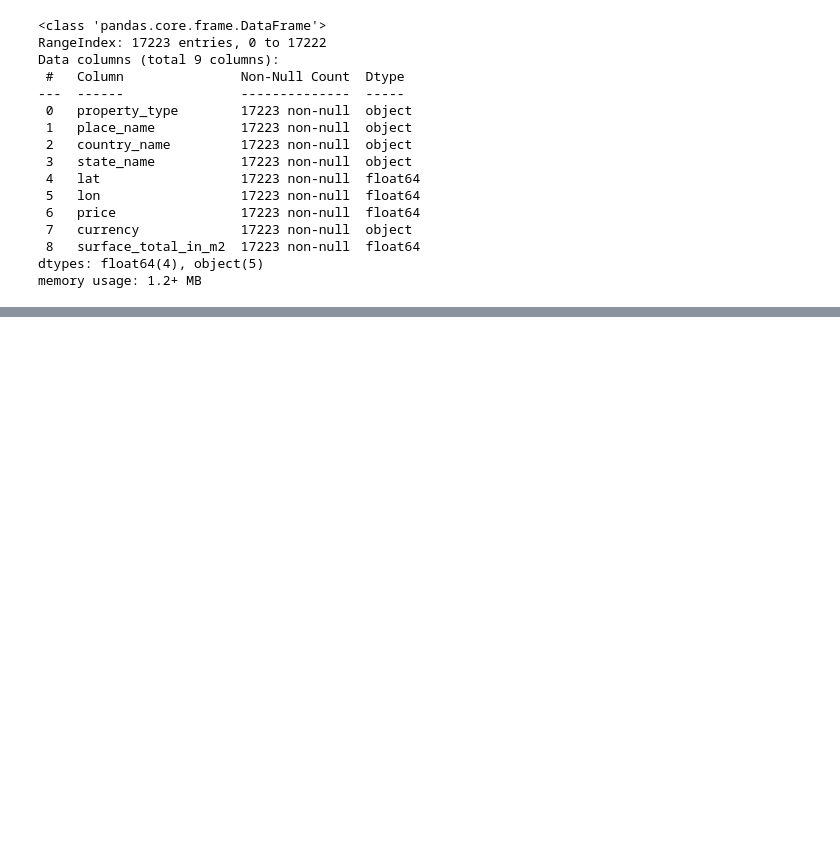
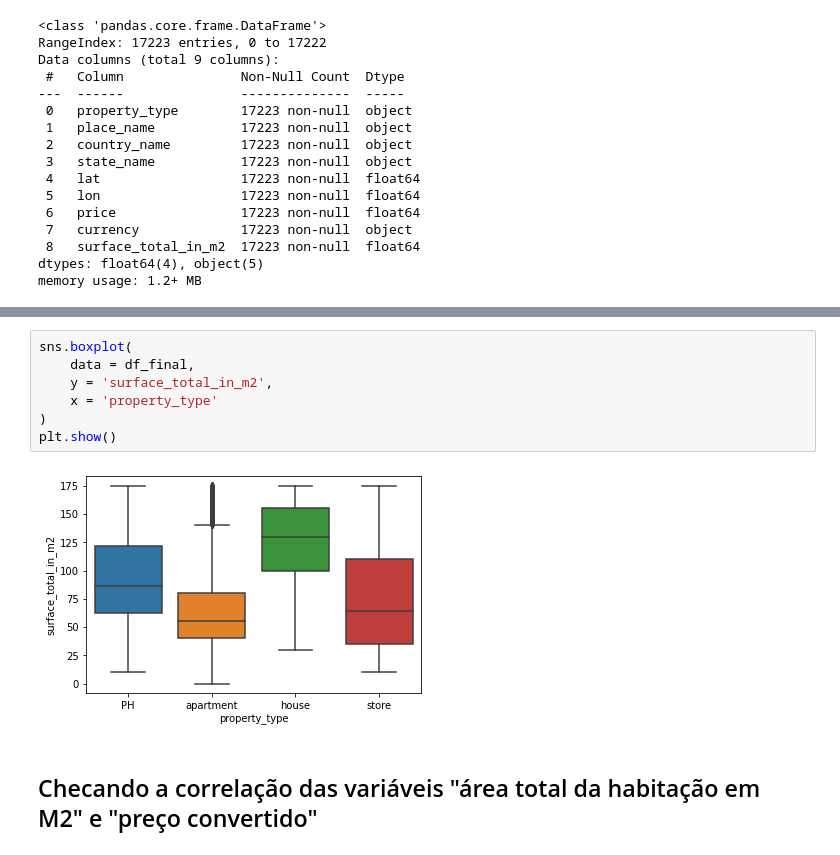
Before and after one commit to lpoggetto/Workshop_DH_1, a Jupyter notebook: workshop.ipynb, the cells around one changed output, grey strips where cells are left out. Cells and saved outputs as stored; diff of their text form; blank space fills up the shorter version.

```diff
--- a/workshop.ipynb
+++ b/workshop.ipynb
@@ -164,0 +226,11 @@ sns.boxplot(data= df_ajustado, x = 'property_type',y='surface_total_in_m2')
+# %%
+sns.boxplot(
+    data = df_final,
+    y = 'surface_total_in_m2',
+    x = 'property_type'
+)
+plt.show()
+# %% [output]
+[figure, added]
+# %% [markdown]
+## Checando a correlação das variáveis "área total da habitação em M2" e "preço convertido"
```
Also changed, not shown: parts of 32 cells of this notebook.
